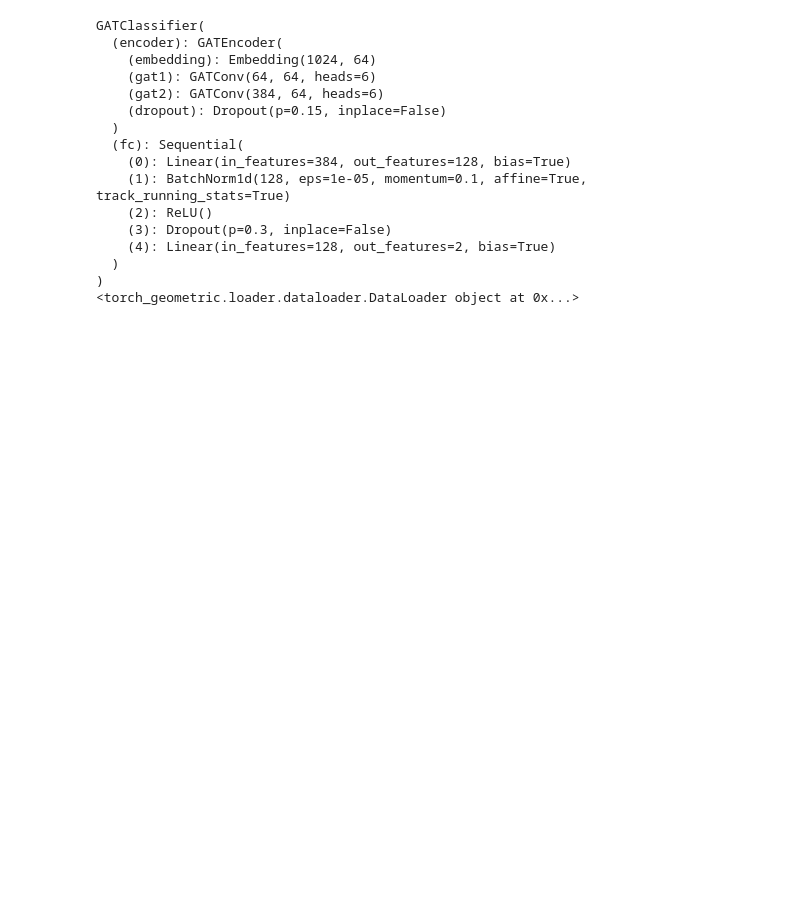
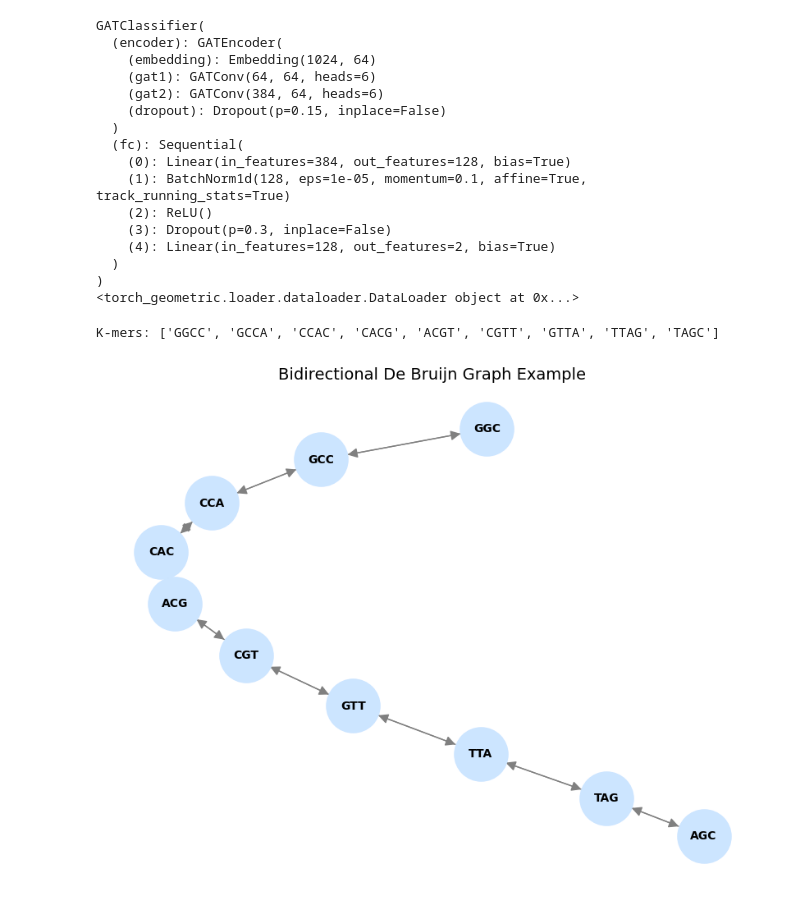
Before and after one commit to tasnovahaque/dna_sequence, a Jupyter notebook: Graphcl_GAT.ipynb, the cells around one changed output. Saved outputs shown, nothing was run; the diff lists cells and outputs as text; code cells hidden in the pictures; blank space fills up the shorter version.

```diff
--- a/Graphcl_GAT.ipynb
+++ b/Graphcl_GAT.ipynb
@@ -1266,3 +1287,52 @@ GATClassifier(
   )
 )
 <torch_geometric.loader.dataloader.DataLoader object at 0x...>
+# %%
+import networkx as nx
+import matplotlib.pyplot as plt
+
+# Longer example DNA sequence
+sequence = "GGCCACGTTAGC"
+
+# Small k for clear visualization
+k = 4
+
+# Generate k-mers
+kmers = [sequence[i:i+k] for i in range(len(sequence)-k+1)]
+
+print("K-mers:", kmers)
+
+# Build bidirectional De Bruijn graph
+G = nx.DiGraph()
+
+for kmer in kmers:
+    prefix = kmer[:-1]   # first k-1 bases
+    suffix = kmer[1:]    # last k-1 bases
+
+    G.add_edge(prefix, suffix)   # forward edge
+    G.add_edge(suffix, prefix)   # reverse edge
+
+# Draw graph
+plt.figure(figsize=(8, 6))
+pos = nx.spring_layout(G, seed=42)
+
+nx.draw(
+    G, pos,
+    with_labels=True,
+    node_size=2200,
+    node_color="#cce5ff",
+    font_size=10,
+    font_weight="bold",
+    arrows=True,
+    arrowsize=18,
+    edge_color="gray"
+)
+
+plt.title("Bidirectional De Bruijn Graph Example", fontsize=14)
+plt.tight_layout()
+
+plt.savefig("debruijn_long_sequence_k4.png", dpi=300)
+plt.show()
+# %% [output]
+K-mers: ['GGCC', 'GCCA', 'CCAC', 'CACG', 'ACGT', 'CGTT', 'GTTA', 'TTAG', 'TAGC']
+[figure, added]
```
Also changed, not shown: parts of 1 cell of this notebook.
